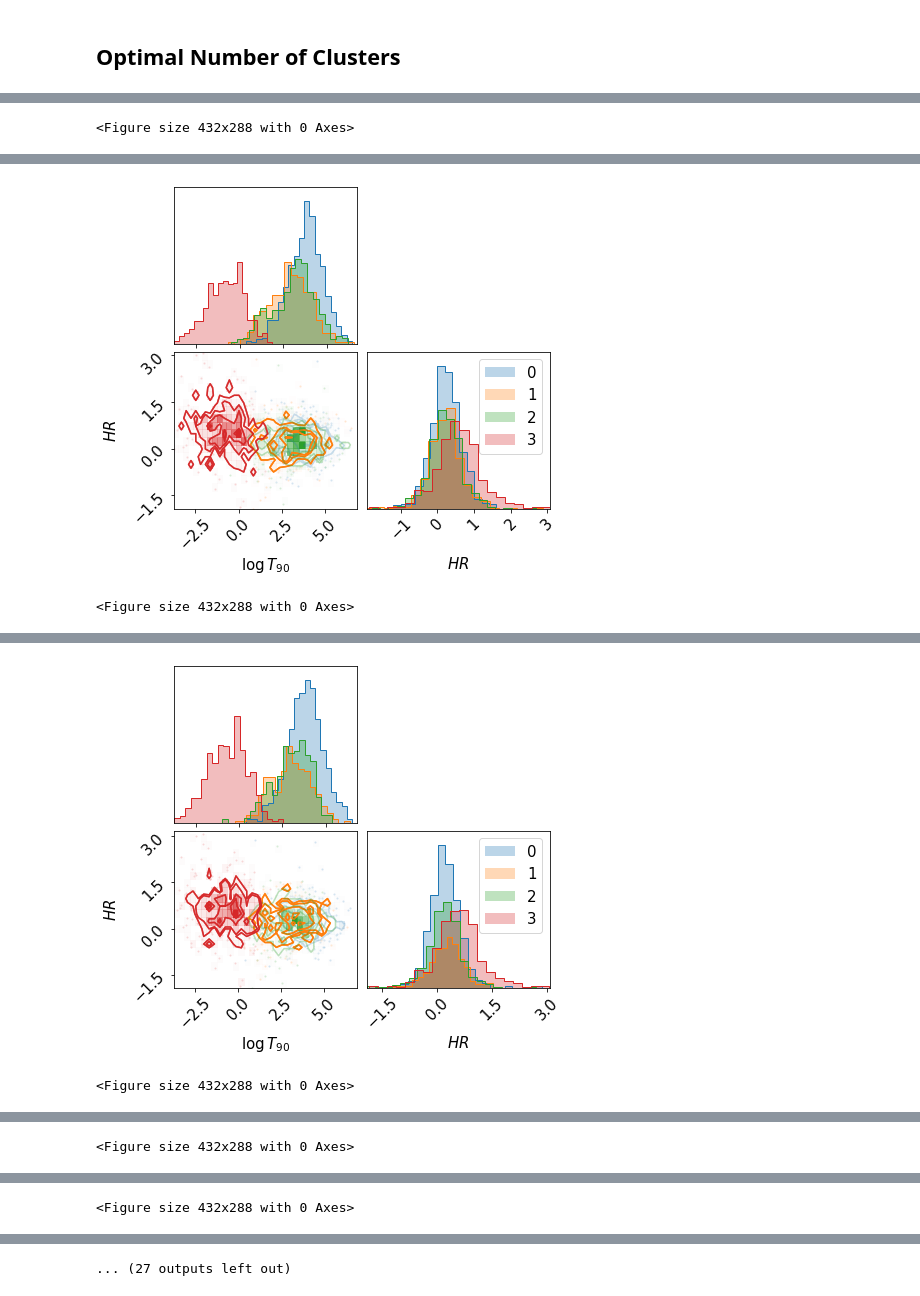
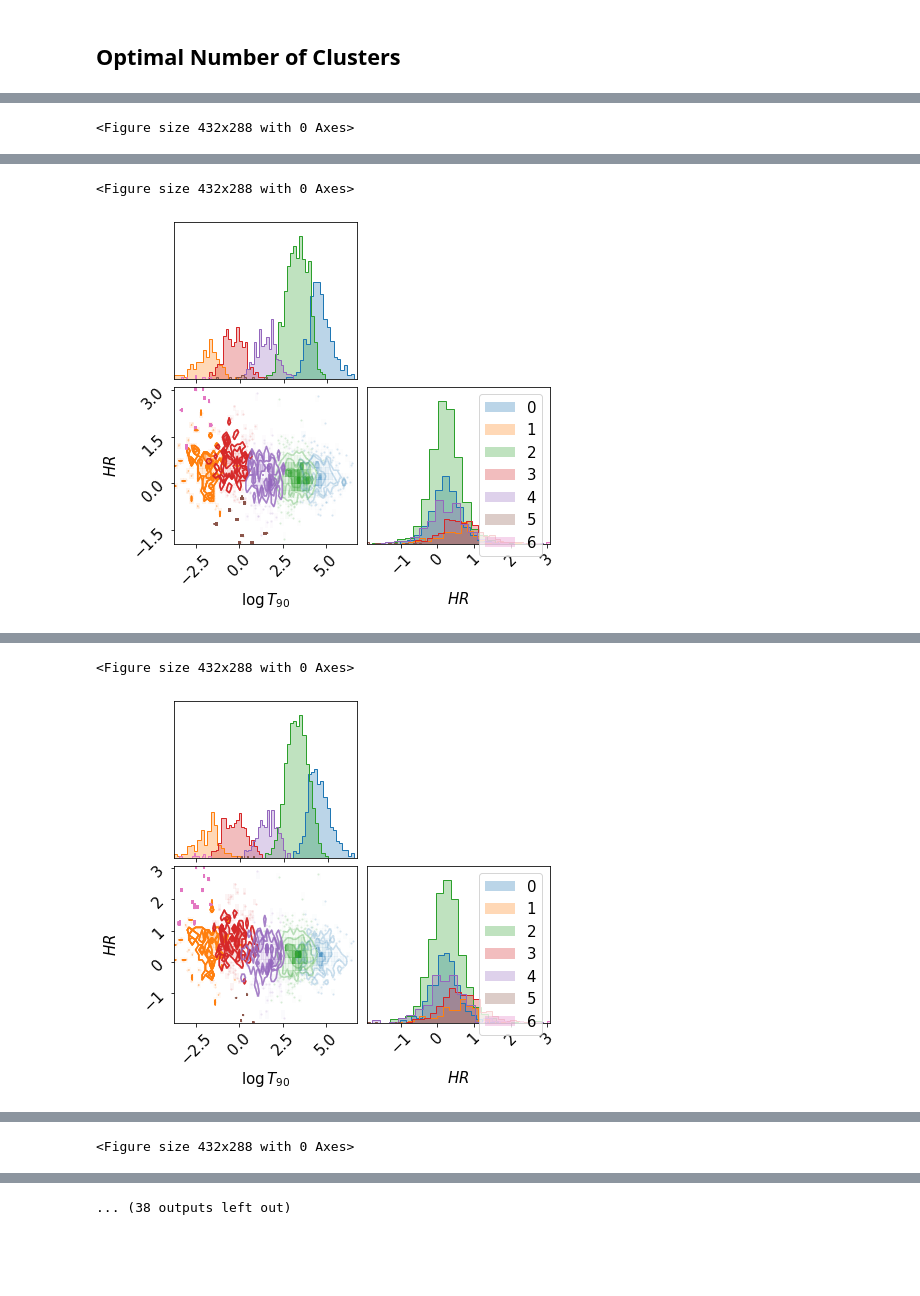
Before and after one commit to fdesanti/nested_sampling, a Jupyter notebook: gibbs_sampling.ipynb, the cells around one changed output, grey strips where cells are left out. Drawn from its saved outputs; the diff is of its cells as text; code cells hidden in the pictures; blank space fills up the shorter version.

Commit message:
updated gibbs and fixed errors

```diff
--- a/gibbs_sampling.ipynb
+++ b/gibbs_sampling.ipynb
@@ -222,11 +224,3 @@ def plot_clusters(state):
     #fig = sns.pairplot(clusters_df, corner=True, hue='cluster', kind='kde', palette = sns.color_palette()[:3])
     plt.legend(loc = 'upper right')
     return clusters_df
-# %%
-n_clusters = 3
-state = initial_state(num_clusters = n_clusters, cluster_variance = 1)
-for iteration in tqdm(range(1)):
-    gibbs_step(state)
-    clusters_df = plot_clusters(state)
-    #plt.savefig('gibbs_results/'+str(n_clusters)+'_clusters/clusters_'+str(iteration)+'.jpg', dpi=200)
-    plt.show()
@@ -309,10 +314,12 @@ def sample_assignment(data_id, state):
 def gibbs_step_dp(state):
     """Collapsed Gibbs sampler for Dirichlet Process Mixture Model
     """
+    tmp_state = state.copy()
     pairs = zip(state['data_'], state['assignment'])
     for data_id, (datapoint, cid) in enumerate(pairs):
-        state['suffstats'][cid] = remove_datapoint_from_suffstats(datapoint, state['suffstats'][cid])
-        prune_clusters(state)
-        cid = sample_assignment(data_id, state)
-        state['assignment'][data_id] = cid
-        state['suffstats'][cid] = add_datapoint_to_suffstats(state['data_'][data_id], state['suffstats'][cid])
+        tmp_state['suffstats'][cid] = remove_datapoint_from_suffstats(datapoint, tmp_state['suffstats'][cid])
+        prune_clusters(tmp_state)
+        cid = sample_assignment(data_id, tmp_state)
+        tmp_state['assignment'][data_id] = cid
+        tmp_state['suffstats'][cid] = add_datapoint_to_suffstats(state['data_'][data_id], tmp_state['suffstats'][cid])
+    return tmp_state
@@ -322,13 +326,19 @@ state = initial_state(num_clusters=3, alpha=.1, cluster_variance=1)
+# %%
+state = initial_state(num_clusters=1, alpha=.01, cluster_variance=.1)
+#plot_clusters(state)
+
+step = 0
 # %%
-step = 0
-for iteration in tqdm(range(100)):
+for iteration in tqdm(range(step, step+200)):
     try:
-        gibbs_step_dp(state)
+        new_state=gibbs_step_dp(state)
         step+=1
         plot_clusters(state)
-        #plt.savefig('gibbs_results/optimal_clusters/clusters_'+str(iteration)+'.jpg', dpi=200)
+        plt.savefig('gibbs_results/optimal_clusters/clusters_'+str(iteration)+'.jpg', dpi=200)
         plt.show()
-    except:
+        state = new_state.copy()
+    except Exception as e:
+        print(e)
         pass
 
 plot_clusters(state)
@@ -337,0 +352 @@ step
+<Figure size 432x288 with 0 Axes>
@@ -339 +353,0 @@ step
-<Figure size 432x288 with 0 Axes>
@@ -340,2 +359,2 @@ step
+<Figure size 432x288 with 0 Axes>
-[figure, old version]
+[figure, new version]
-<Figure size 432x288 with 0 Axes>
@@ -342,2 +366,2 @@ step
+<Figure size 432x288 with 0 Axes>
-[figure, old version]
+[figure, new version]
-<Figure size 432x288 with 0 Axes>
@@ -343,0 +373 @@ step
+<Figure size 432x288 with 0 Axes>
@@ -345 +374,0 @@ step
-<Figure size 432x288 with 0 Axes>
@@ -347 +374,0 @@ step
-<Figure size 432x288 with 0 Axes>
@@ -349 +375 @@ step
-... (27 outputs left out)
+... (38 outputs left out)
```
Also changed, not shown: parts of 6 cells of this notebook.
